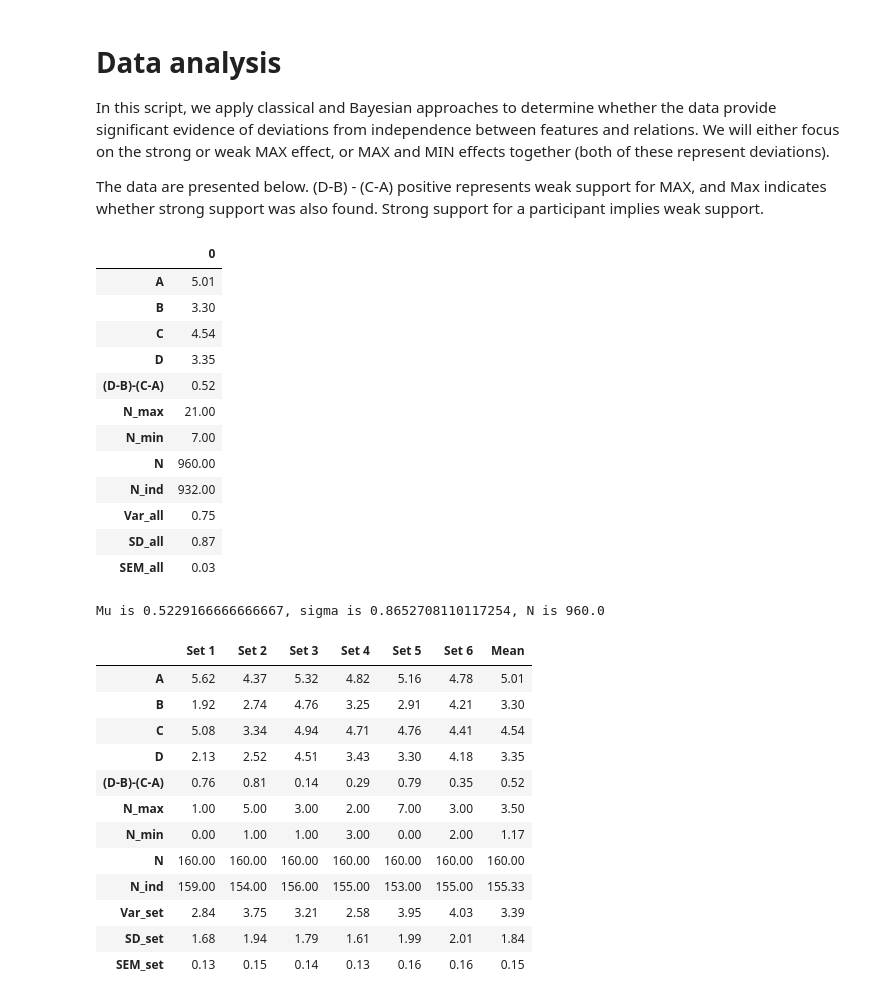
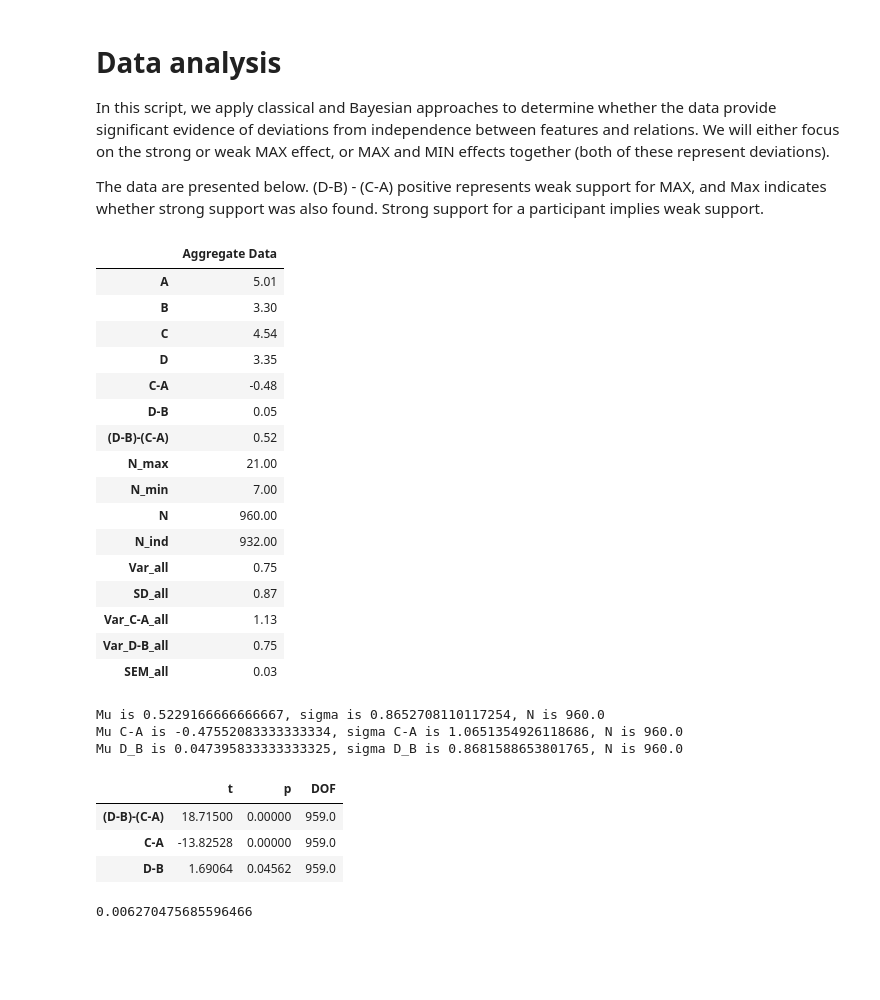
Before and after one commit to battleday/psirokuturk, a Jupyter notebook: analysis/analyze_pilot_v1-3.ipynb, the cells around one changed output. Saved outputs shown, nothing was run; the diff lists cells and outputs as text; code cells hidden in the pictures; blank space fills up the shorter version.

```diff
--- a/analysis/analyze_pilot_v1-3.ipynb
+++ b/analysis/analyze_pilot_v1-3.ipynb
@@ -22,3 +22,11 @@ print(os.listdir(load_dir))
 In this script, we apply classical and Bayesian approaches to determine whether the data provide significant evidence of deviations from independence between features and relations. We will either focus on the strong or weak MAX effect, or MAX and MIN effects together (both of these represent deviations).
 
 The data are presented below. (D-B) - (C-A) positive represents weak support for MAX, and Max indicates whether strong support was also found. Strong support for a participant implies weak support.
+# %%
+fullDataDF = pd.read_pickle('{}/processed_data_exp_level_{}.p'.format(save_dir, version)).to_frame()
+setDataDF = pd.read_pickle('{}/processed_data_set_level_{}.p'.format(save_dir,
+                                                                     version)).transpose().set_axis(['Set {}'.format(x) for x in np.arange(1, 7)], axis=1, inplace=False)
+
+
+fullDataDF.set_axis(['Aggregate Data'], axis=1, inplace=True)
+setDataDF['Mean'] = setDataDF.mean(numeric_only=True, axis=1)
@@ -25,43 +102,50 @@ The data are presented below. (D-B) - (C-A) positive represents weak support for
 # %%
-fullDataDF = pd.read_pickle('{}/processed_data_exp_level_{}.p'.format(save_dir, version)).to_frame()
-fullDataDF.set_axis({'0': 'Aggregate Data'}, axis=1, inplace=False)
-
 display(fullDataDF.round(2))
-
 N = fullDataDF.loc["N"].iloc[0]
 mu = fullDataDF.loc["(D-B)-(C-A)"].iloc[0]
 sigma = fullDataDF.loc["SD_all"].iloc[0]
 print('Mu is {}, sigma is {}, N is {}'.format(mu, sigma, N))
-setDataDF = pd.read_pickle('{}/processed_data_set_level_{}.p'.format(save_dir,
-                                                                     version)).transpose().set_axis(['Set {}'.format(x) for x in np.arange(1, 7)], axis=1, inplace=False)
+t, p, _ = stat_p_val_power(mu, sigma, N=N, option="t", tails="both")
 
-setDataDF['Mean'] = setDataDF.mean(numeric_only=True, axis=1)
-display(setDataDF.round(2))
+mu_C_A = fullDataDF.loc["C-A"].iloc[0]
+sigma_C_A = np.sqrt(fullDataDF.loc["Var_C-A_all"].iloc[0])
+print('Mu C-A is {}, sigma C-A is {}, N is {}'.format(mu_C_A, sigma_C_A, N))
+t_C_A, p_C_A, _ = stat_p_val_power(mu_C_A, sigma_C_A, N=N, option="t", tails="lower")
+
+mu_D_B = fullDataDF.loc["D-B"].iloc[0]
+sigma_D_B = np.sqrt(fullDataDF.loc["Var_D-B_all"].iloc[0])
+print('Mu D_B is {}, sigma D_B is {}, N is {}'.format(mu_D_B, sigma_D_B, N))
+t_D_B, p_D_B, _ = stat_p_val_power(mu_D_B, sigma_D_B, N=N, option="t", tails="upper")
+
+aggregateResults = pd.DataFrame([[t, p, N-1], [t_C_A, p_C_A, N-1], [t_D_B, p_D_B, N-1]])
+aggregateResults.set_axis(['t', 'p', 'DOF'], axis=1, inplace=True)
+aggregateResults.set_axis(['(D-B)-(C-A)', 'C-A', 'D-B'], axis=0, inplace=True)
+display(aggregateResults.round(5))
+
+print(binomial_test(fullDataDF.loc["N_max"][0], 0.5, fullDataDF.loc["N_max"][0]+fullDataDF.loc["N_min"][0]))
 # %% [output]
-|  | 0 |
+|  | Aggregate Data |
 | A | 5.01 |
 | B | 3.30 |
 | C | 4.54 |
 | D | 3.35 |
+| C-A | -0.48 |
+| D-B | 0.05 |
 | (D-B)-(C-A) | 0.52 |
 | N_max | 21.00 |
 | N_min | 7.00 |
 | N | 960.00 |
 | N_ind | 932.00 |
 | Var_all | 0.75 |
 | SD_all | 0.87 |
+| Var_C-A_all | 1.13 |
+| Var_D-B_all | 0.75 |
 | SEM_all | 0.03 |
 Mu is 0.5229166666666667, sigma is 0.8652708110117254, N is 960.0
+Mu C-A is -0.47552083333333334, sigma C-A is 1.0651354926118686, N is 960.0
+Mu D_B is 0.047395833333333325, sigma D_B is 0.8681588653801765, N is 960.0
-|  | Set 1 | Set 2 | Set 3 | Set 4 | Set 5 | Set 6 | Mean |
-| A | 5.62 | 4.37 | 5.32 | 4.82 | 5.16 | 4.78 | 5.01 |
-| B | 1.92 | 2.74 | 4.76 | 3.25 | 2.91 | 4.21 | 3.30 |
-| C | 5.08 | 3.34 | 4.94 | 4.71 | 4.76 | 4.41 | 4.54 |
-| D | 2.13 | 2.52 | 4.51 | 3.43 | 3.30 | 4.18 | 3.35 |
-| (D-B)-(C-A) | 0.76 | 0.81 | 0.14 | 0.29 | 0.79 | 0.35 | 0.52 |
-| N_max | 1.00 | 5.00 | 3.00 | 2.00 | 7.00 | 3.00 | 3.50 |
-| N_min | 0.00 | 1.00 | 1.00 | 3.00 | 0.00 | 2.00 | 1.17 |
-| N | 160.00 | 160.00 | 160.00 | 160.00 | 160.00 | 160.00 | 160.00 |
-| N_ind | 159.00 | 154.00 | 156.00 | 155.00 | 153.00 | 155.00 | 155.33 |
-| Var_set | 2.84 | 3.75 | 3.21 | 2.58 | 3.95 | 4.03 | 3.39 |
-| SD_set | 1.68 | 1.94 | 1.79 | 1.61 | 1.99 | 2.01 | 1.84 |
-| SEM_set | 0.13 | 0.15 | 0.14 | 0.13 | 0.16 | 0.16 | 0.15 |
+|  | t | p | DOF |
+| (D-B)-(C-A) | 18.71500 | 0.00000 | 959.0 |
+| C-A | -13.82528 | 0.00000 | 959.0 |
+| D-B | 1.69064 | 0.04562 | 959.0 |
+0.006270475685596466
```
Also changed, not shown: parts of 4 cells of this notebook, 18 other files.
